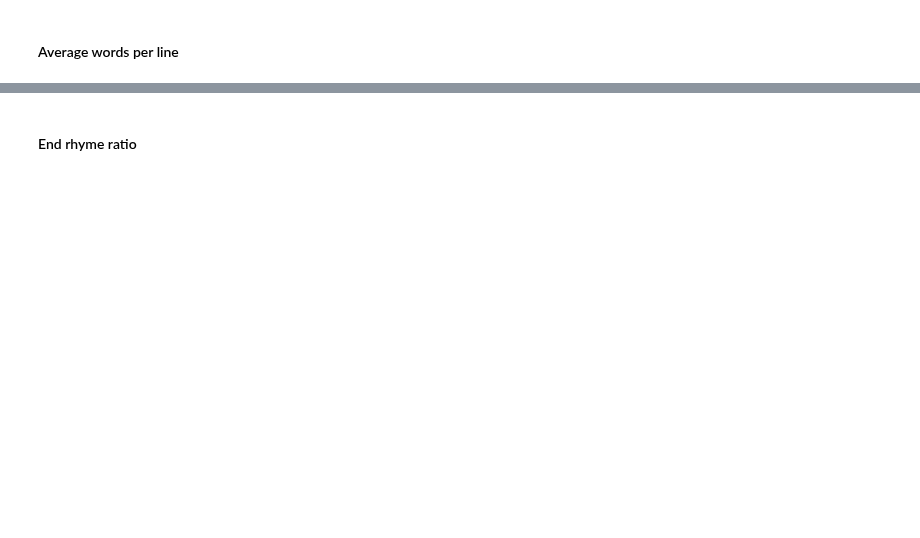
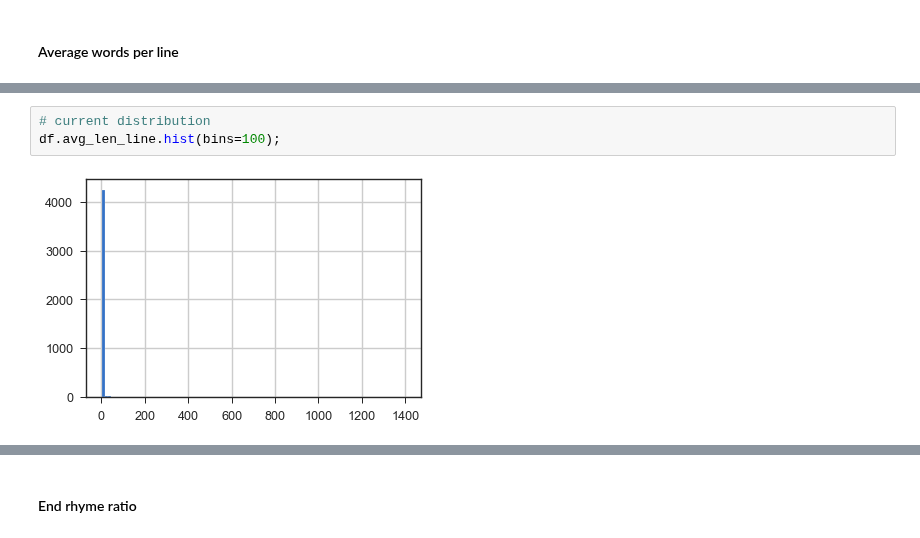
Before and after one commit to p-szymo/poetry_genre_classifier, a Jupyter notebook: 04_modeling.ipynb, the cells around one changed output, grey strips where cells are left out. Cells and saved outputs as stored; diff of their text form; blank space fills up the shorter version.

```diff
--- a/04_modeling.ipynb
+++ b/04_modeling.ipynb
@@ -219,0 +307,5 @@ df_edit['num_end_rhymes'] = np.where(df_edit.num_end_rhymes > 50, 50, df_edit.nu
+# %%
+# current distribution
+df.avg_len_line.hist(bins=100);
+# %% [output]
+[figure, added]
```
Also changed, not shown: parts of 153 cells of this notebook, 6 other files.
